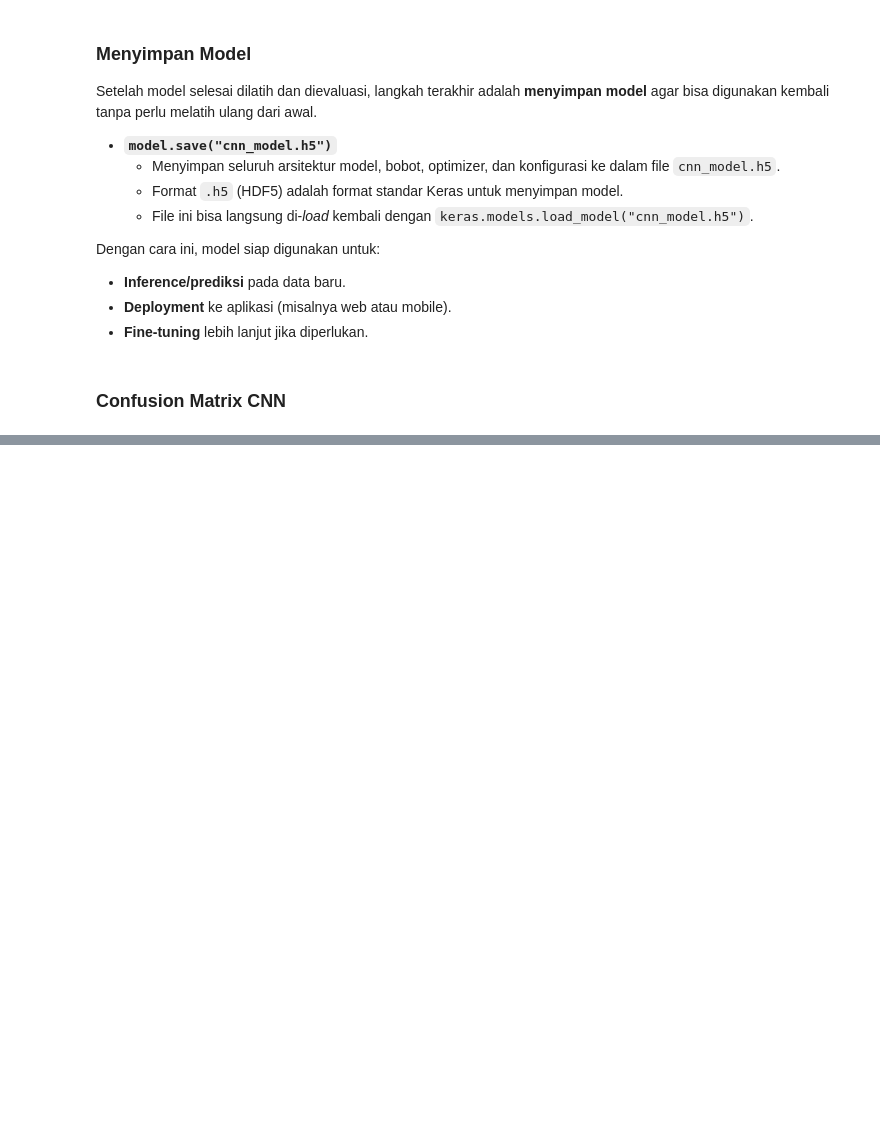
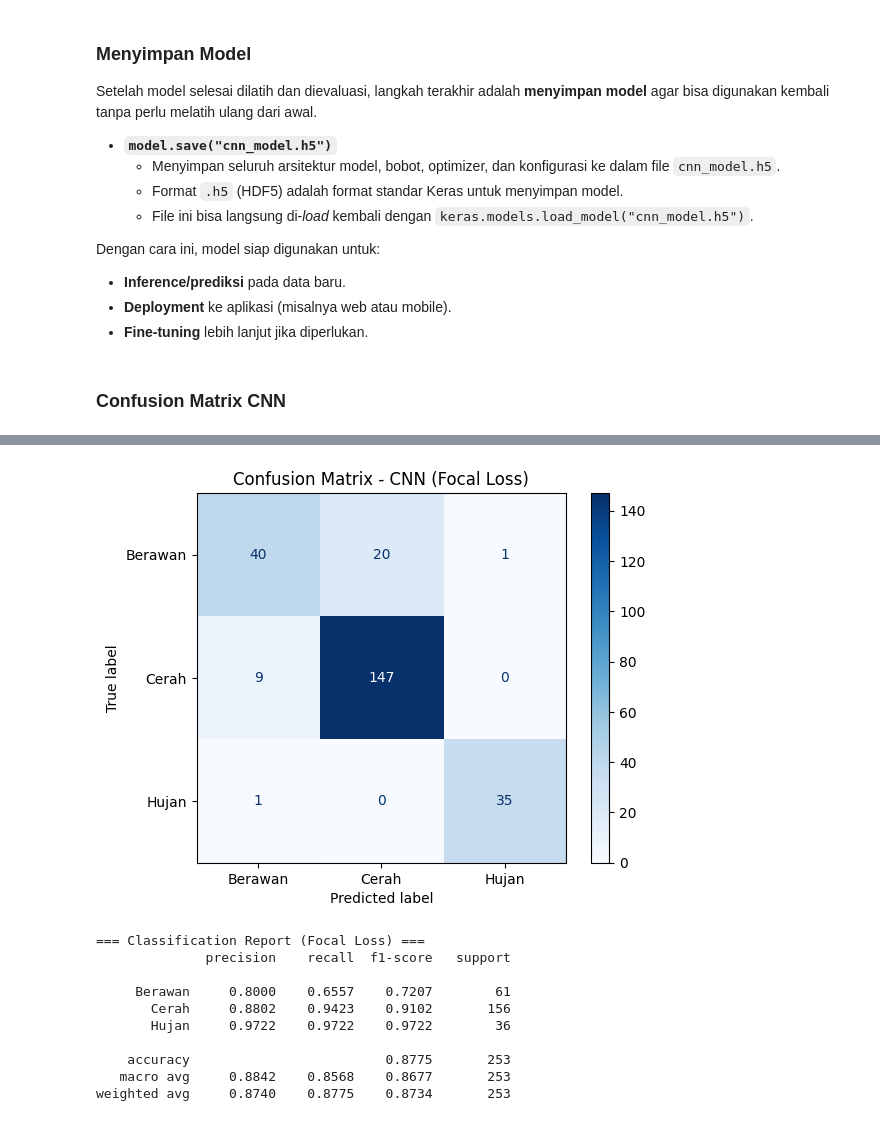
Before and after one commit to ClearSky-Tak/ClearSky-DeepLearning, a Jupyter notebook: Notebook/c_m_cnn.ipynb, the cells around one changed output, grey strips where cells are left out. Drawn from its saved outputs; the diff is of its cells as text; code cells hidden in the pictures; blank space fills up the shorter version.

Commit message:
uji dan evaluasi tambahan yang mungkin diperlukan jurnal.

```diff
--- a/Notebook/c_m_cnn.ipynb
+++ b/Notebook/c_m_cnn.ipynb
@@ -726,0 +897,23 @@ model.save(r"../Result Model/cnn_model.h5")
+# %%
+# Evaluasi
+train_loss, train_acc = model.evaluate(train_generator)
+val_loss, val_acc = model.evaluate(validation_generator)
+test_loss, test_acc = model.evaluate(test_generator)
+
+print(f"Train Acc: {train_acc:.4f}, Val Acc: {val_acc:.4f}, Test Acc: {test_acc:.4f}")
+print("Generalization gap (Train-Val):", train_acc - val_acc)
+
+# Confusion matrix & classification report
+y_prob = model.predict(test_generator)
+y_pred = np.argmax(y_prob, axis=1)
+y_true = test_generator.classes
+class_names = list(test_generator.class_indices.keys())
+
+cm = confusion_matrix(y_true, y_pred)
+ConfusionMatrixDisplay(cm, display_labels=class_names).plot(cmap=plt.cm.Blues)
+plt.title("Confusion Matrix - CNN (Focal Loss)")
+plt.show()
+
+print("\n=== Classification Report (Focal Loss) ===")
+print(classification_report(y_true, y_pred, target_names=class_names, digits=4))
+# %% [output]
@@ -726,0 +926,11 @@ model.save(r"../Result Model/cnn_model.h5")
+[figure, added]
+=== Classification Report (Focal Loss) ===
+              precision    recall  f1-score   support
+
+     Berawan     0.8000    0.6557    0.7207        61
+       Cerah     0.8802    0.9423    0.9102       156
+       Hujan     0.9722    0.9722    0.9722        36
+
+    accuracy                         0.8775       253
+   macro avg     0.8842    0.8568    0.8677       253
+weighted avg     0.8740    0.8775    0.8734       253
```
Also changed, not shown: parts of 21 cells of this notebook, 2 other files.
